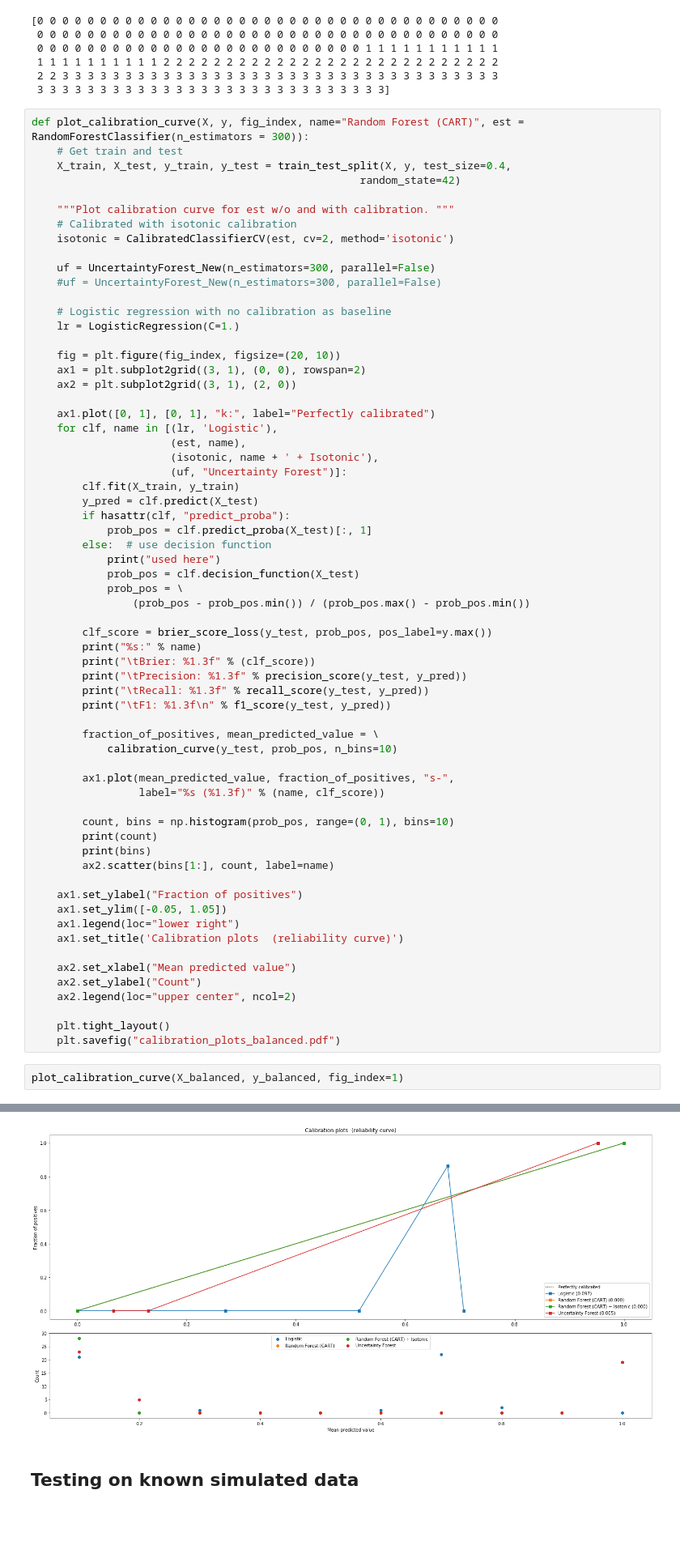
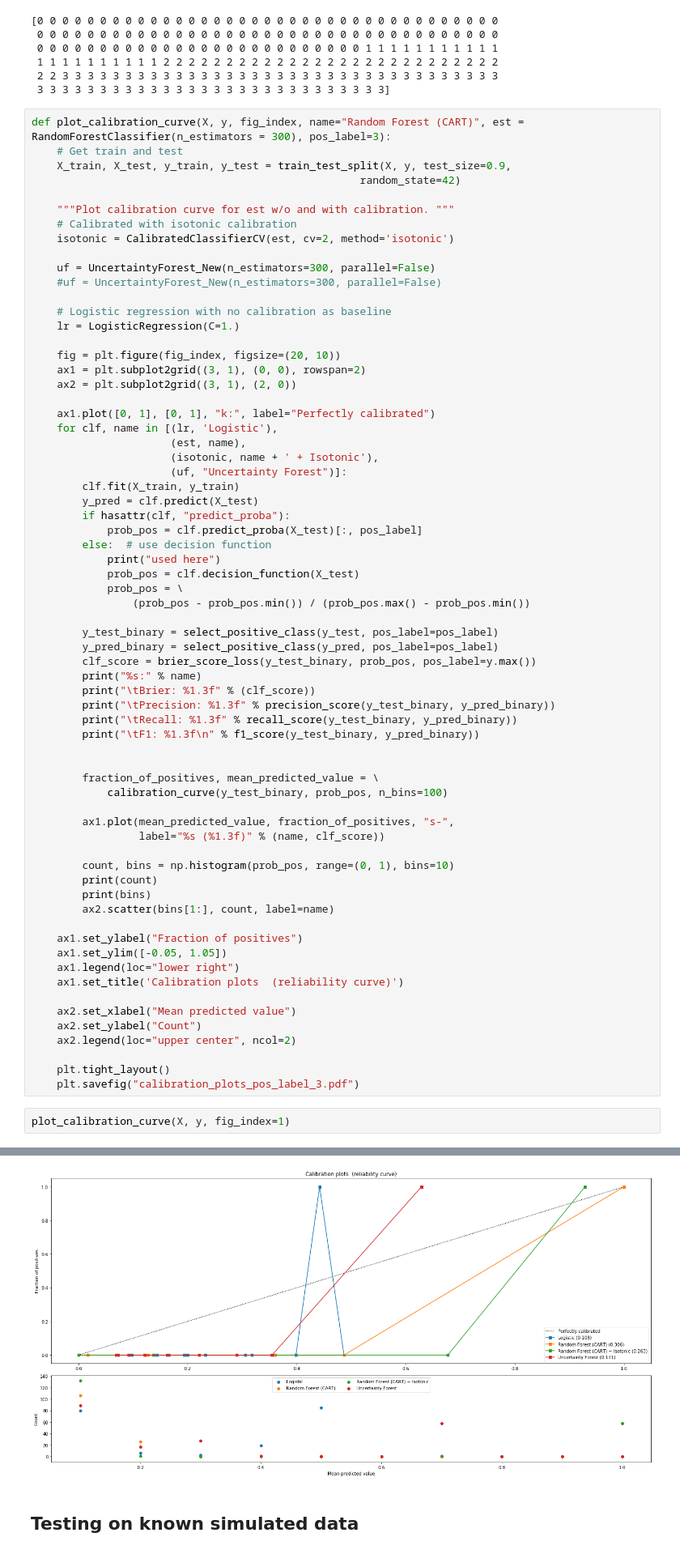
Before and after one commit to rguo123/uncertainty-forest, a Jupyter notebook: figs/application/Calibration Curve.ipynb, the cells around one changed output, grey strips where cells are left out. Shown: that part at 81% size. Saved outputs shown, nothing was run; the diff lists cells and outputs as text; blank space fills up the shorter version.

Commit message:
calibration curve update

```diff
--- a/figs/application/Calibration Curve.ipynb
+++ b/figs/application/Calibration Curve.ipynb
@@ -662,9 +477,9 @@ print(y)
  2 2 3 3 3 3 3 3 3 3 3 3 3 3 3 3 3 3 3 3 3 3 3 3 3 3 3 3 3 3 3 3 3 3 3 3 3
  3 3 3 3 3 3 3 3 3 3 3 3 3 3 3 3 3 3 3 3 3 3 3 3 3 3 3 3]
 # %%
-def plot_calibration_curve(X, y, fig_index, name="Random Forest (CART)", est = RandomForestClassifier(n_estimators = 300)):
+def plot_calibration_curve(X, y, fig_index, name="Random Forest (CART)", est = RandomForestClassifier(n_estimators = 300), pos_label=3):
     # Get train and test
-    X_train, X_test, y_train, y_test = train_test_split(X, y, test_size=0.4,
+    X_train, X_test, y_train, y_test = train_test_split(X, y, test_size=0.9,
                                                     random_state=42)
 
     """Plot calibration curve for est w/o and with calibration. """
@@ -689,22 +504,25 @@ def plot_calibration_curve(X, y, fig_index, name="Random Forest (CART)", est = R
         clf.fit(X_train, y_train)
         y_pred = clf.predict(X_test)
         if hasattr(clf, "predict_proba"):
-            prob_pos = clf.predict_proba(X_test)[:, 1]
+            prob_pos = clf.predict_proba(X_test)[:, pos_label]
         else:  # use decision function
             print("used here")
             prob_pos = clf.decision_function(X_test)
             prob_pos = \
                 (prob_pos - prob_pos.min()) / (prob_pos.max() - prob_pos.min())
 
-        clf_score = brier_score_loss(y_test, prob_pos, pos_label=y.max())
+        y_test_binary = select_positive_class(y_test, pos_label=pos_label)
+        y_pred_binary = select_positive_class(y_pred, pos_label=pos_label)
+        clf_score = brier_score_loss(y_test_binary, prob_pos, pos_label=y.max())
         print("%s:" % name)
         print("\tBrier: %1.3f" % (clf_score))
-        print("\tPrecision: %1.3f" % precision_score(y_test, y_pred))
-        print("\tRecall: %1.3f" % recall_score(y_test, y_pred))
-        print("\tF1: %1.3f\n" % f1_score(y_test, y_pred))
+        print("\tPrecision: %1.3f" % precision_score(y_test_binary, y_pred_binary))
+        print("\tRecall: %1.3f" % recall_score(y_test_binary, y_pred_binary))
+        print("\tF1: %1.3f\n" % f1_score(y_test_binary, y_pred_binary))
+
 
         fraction_of_positives, mean_predicted_value = \
-            calibration_curve(y_test, prob_pos, n_bins=10)
+            calibration_curve(y_test_binary, prob_pos, n_bins=100)
 
         ax1.plot(mean_predicted_value, fraction_of_positives, "s-",
                  label="%s (%1.3f)" % (name, clf_score))
@@ -724,8 +542,8 @@ def plot_calibration_curve(X, y, fig_index, name="Random Forest (CART)", est = R
     ax2.legend(loc="upper center", ncol=2)
 
     plt.tight_layout()
-    plt.savefig("calibration_plots_balanced.pdf")
+    plt.savefig("calibration_plots_pos_label_3.pdf")
 # %%
-plot_calibration_curve(X_balanced, y_balanced, fig_index=1)
+plot_calibration_curve(X, y, fig_index=1)
 # %% [output]
 Logistic:
@@ -747,5 +565,5 @@ Random Forest (CART):
 [0.  0.1 0.2 0.3 0.4 0.5 0.6 0.7 0.8 0.9 1. ]
-[figure, old version]
+[figure, new version]
 # %% [markdown]
 ## Testing on known simulated data
 # %%
```
Also changed, not shown: parts of 4 cells of this notebook, 3 other files.
